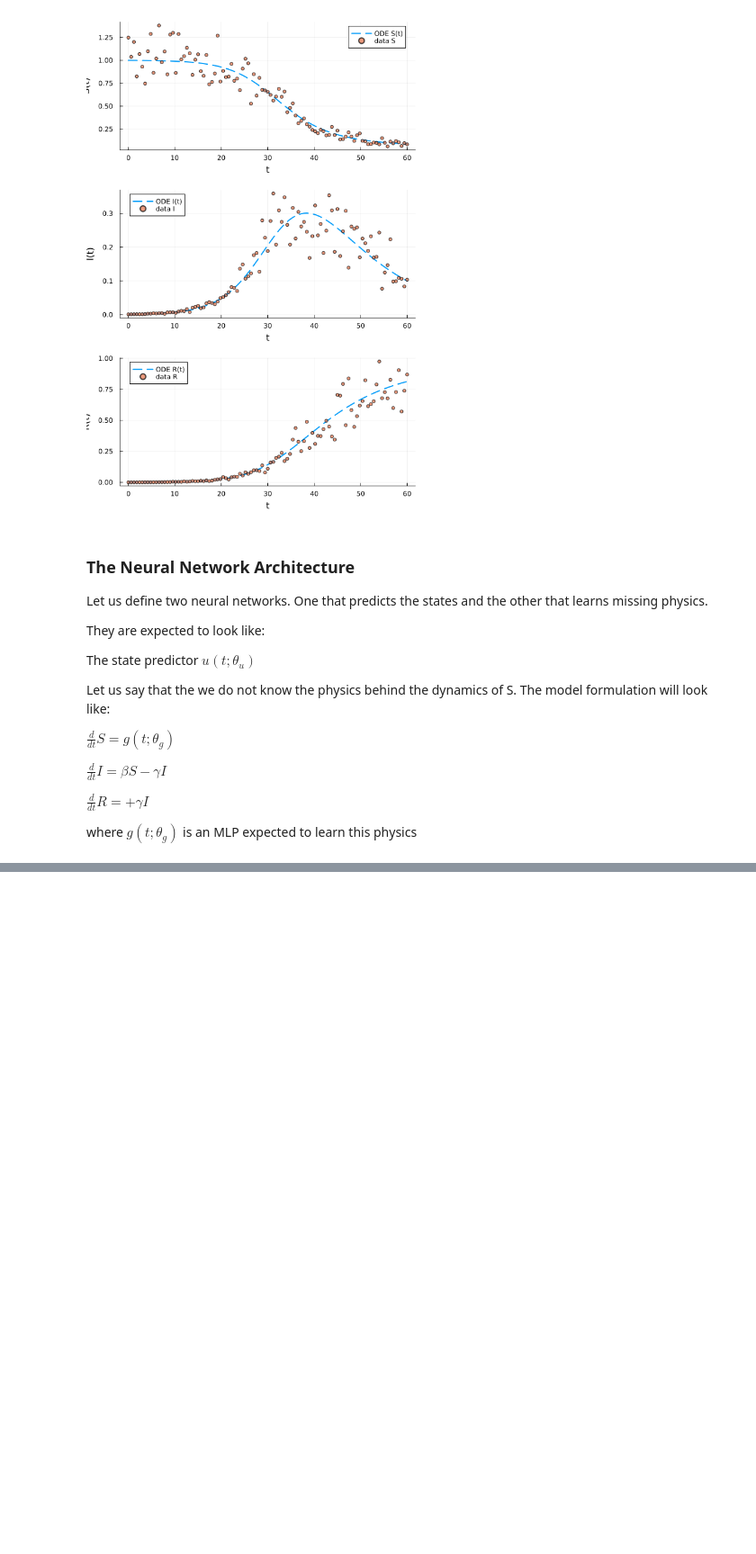
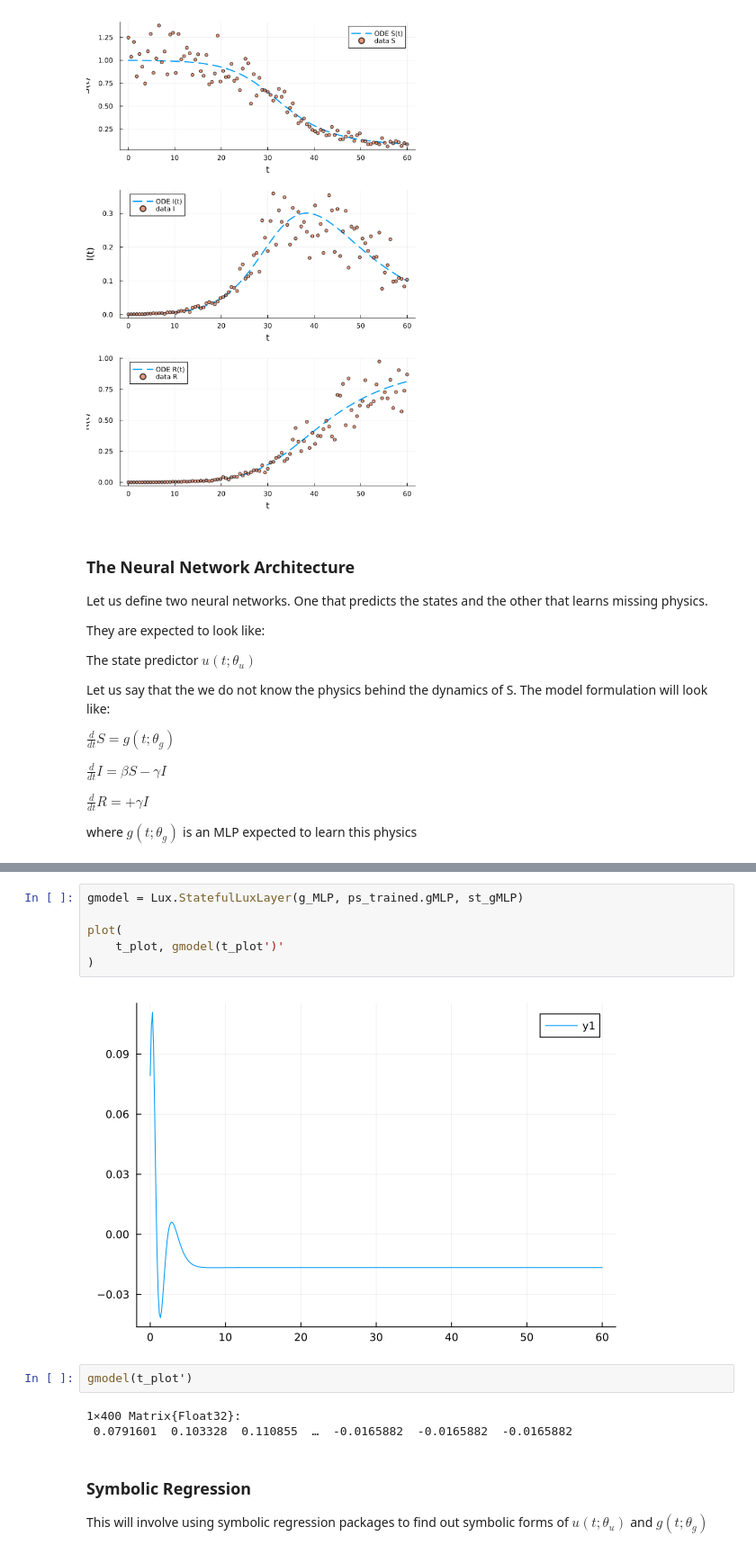
Before and after one commit to Salty-Ramen/Learning-Julia, a Jupyter notebook: MLP_on_DE_learning_unknowns.ipynb, the cells around one changed output, grey strips where cells are left out. Shown: that part at 90% size. Drawn from its saved outputs; the diff is of its cells as text; blank space fills up the shorter version.

```diff
--- a/MLP_on_DE_learning_unknowns.ipynb
+++ b/MLP_on_DE_learning_unknowns.ipynb
@@ -386,0 +370,17 @@ smodel([40f0])
+# %%
+gmodel = Lux.StatefulLuxLayer(g_MLP, ps_trained.gMLP, st_gMLP)
+
+plot(
+    t_plot, gmodel(t_plot')'
+)
+# %% [output]
+[figure, added]
+# %%
+gmodel(t_plot')
+# %% [output]
+1×400 Matrix{Float32}:
+ 0.0791601  0.103328  0.110855  …  -0.0165882  -0.0165882  -0.0165882
+# %% [markdown]
+### Symbolic Regression
+
+This will involve using symbolic regression packages to find out symbolic forms of $u(t; \theta_u)$ and $g(t; \theta_g)$
```
Also changed, not shown: parts of 10 cells of this notebook.
